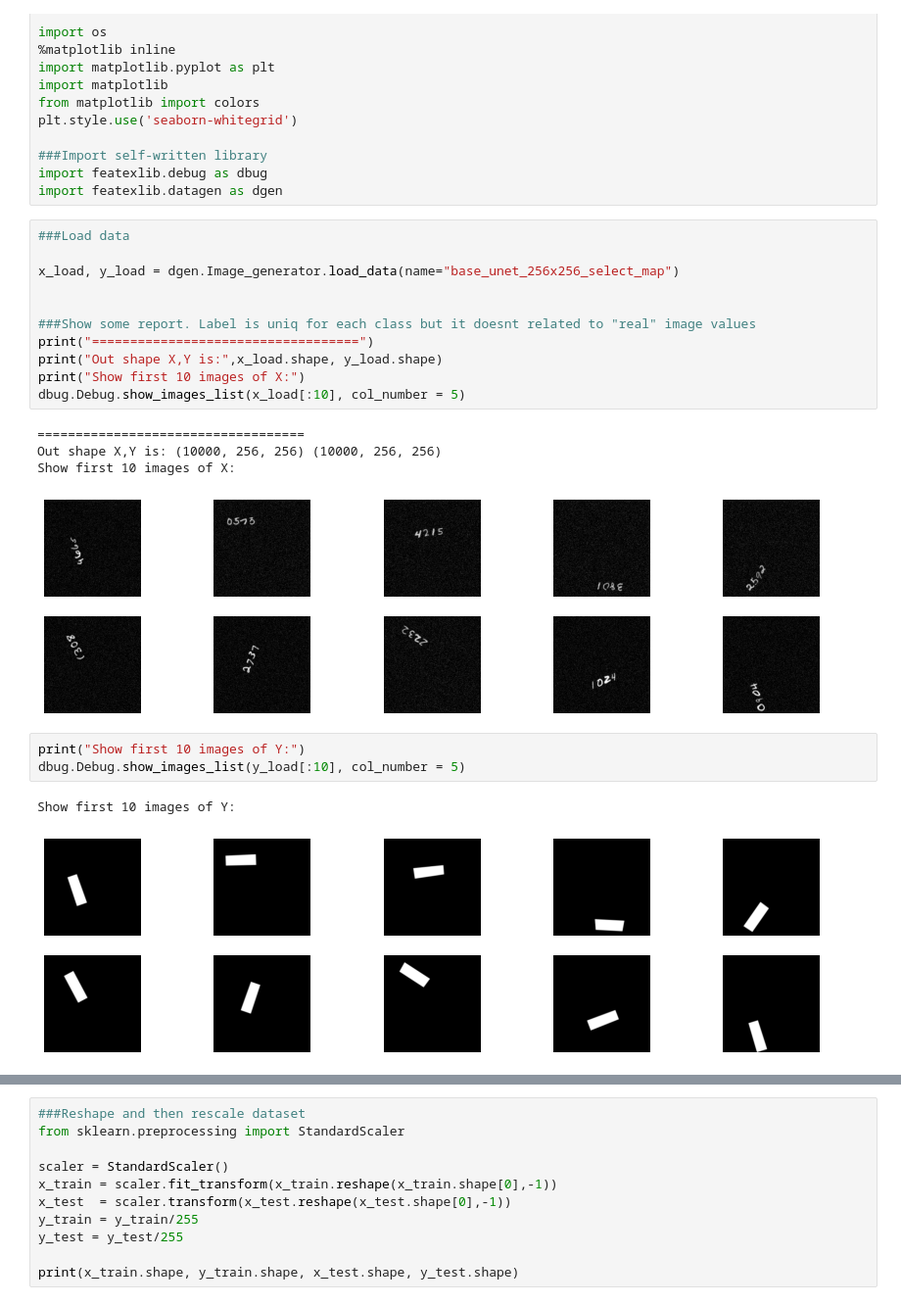
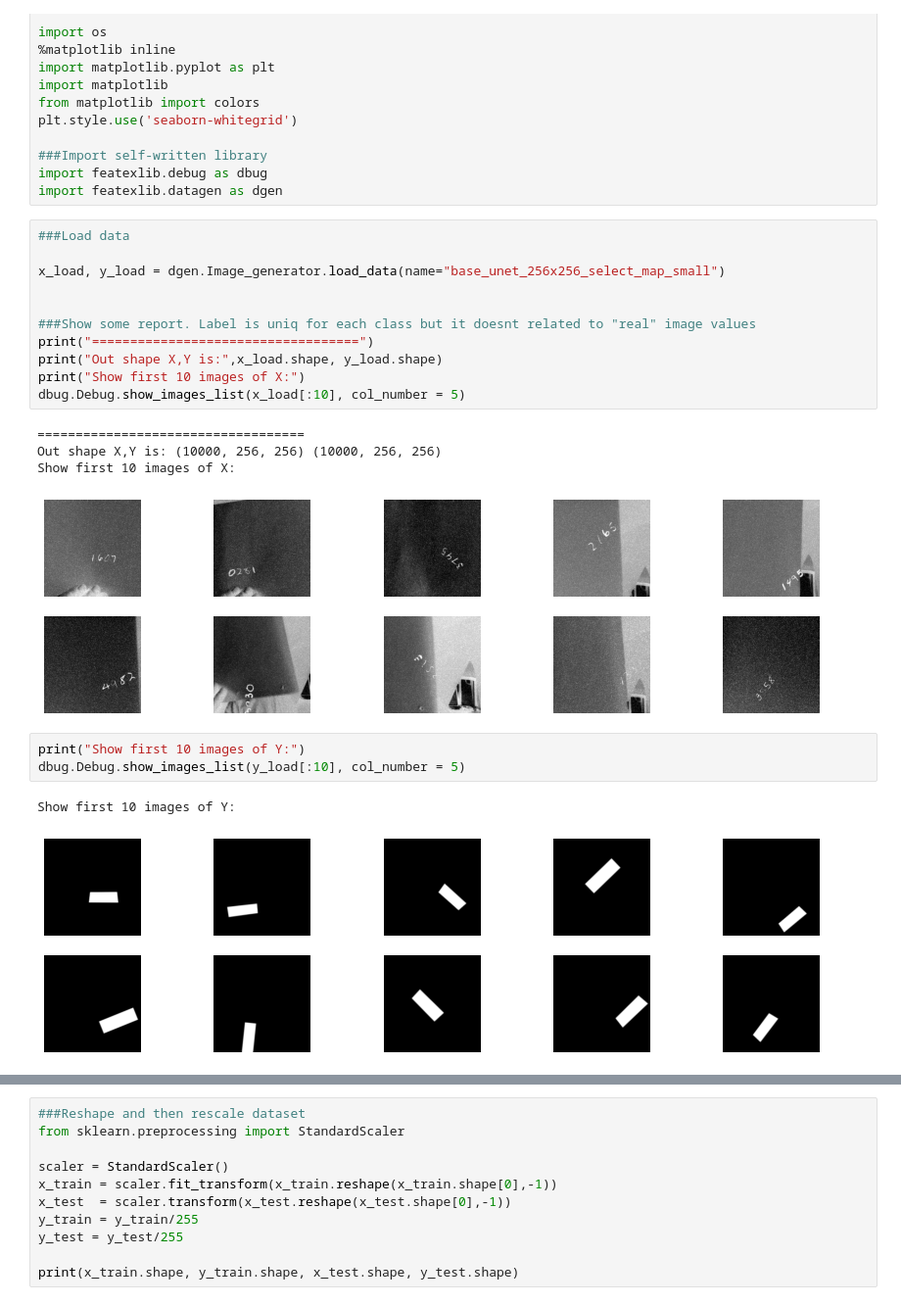
Before and after one commit to tunmustard/features_extractions, a Jupyter notebook: main_4dig_256x256_t22_unet.ipynb, the cells around one changed output, grey strips where cells are left out. Shown at 98% size. Cells and saved outputs as stored; diff of their text form.

```diff
--- a/main_4dig_256x256_t22_unet.ipynb
+++ b/main_4dig_256x256_t22_unet.ipynb
@@ -20,24 +20,24 @@ import featexlib.datagen as dgen
 # %%
 ###Load data
 
-x_load, y_load = dgen.Image_generator.load_data(name="base_unet_256x256_select_map")
+x_load, y_load = dgen.Image_generator.load_data(name="base_unet_256x256_select_map_small")
 
 
 ###Show some report. Label is uniq for each class but it doesnt related to "real" image values
 print("===================================")
 print("Out shape X,Y is:",x_load.shape, y_load.shape)
 print("Show first 10 images of X:")
 dbug.Debug.show_images_list(x_load[:10], col_number = 5)
 # %% [output]
 ===================================
 Out shape X,Y is: (10000, 256, 256) (10000, 256, 256)
 Show first 10 images of X:
-[figure, old version]
+[figure, new version]
 # %%
 print("Show first 10 images of Y:")
 dbug.Debug.show_images_list(y_load[:10], col_number = 5)
 # %% [output]
 Show first 10 images of Y:
-[figure, old version]
+[figure, new version]
 # %%
 ###Split data to test and train
```
Also changed, not shown: parts of 9 cells of this notebook, 3 other files.
